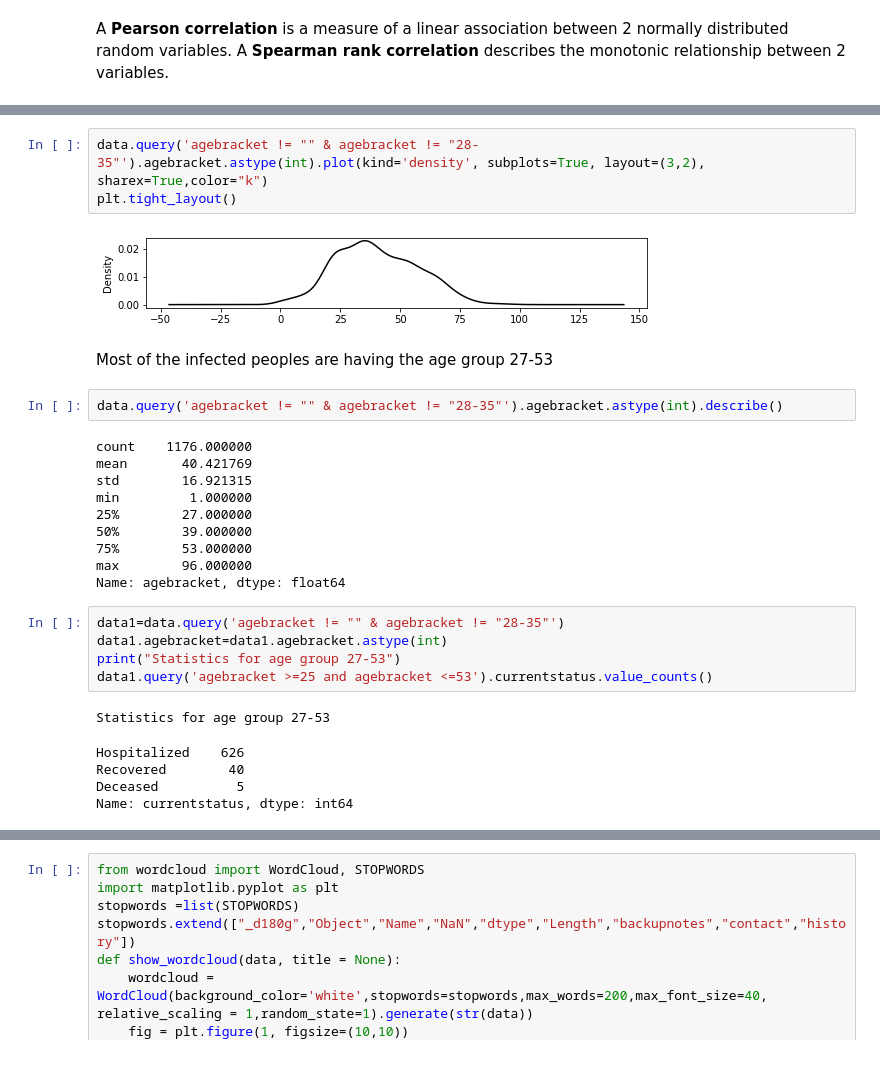
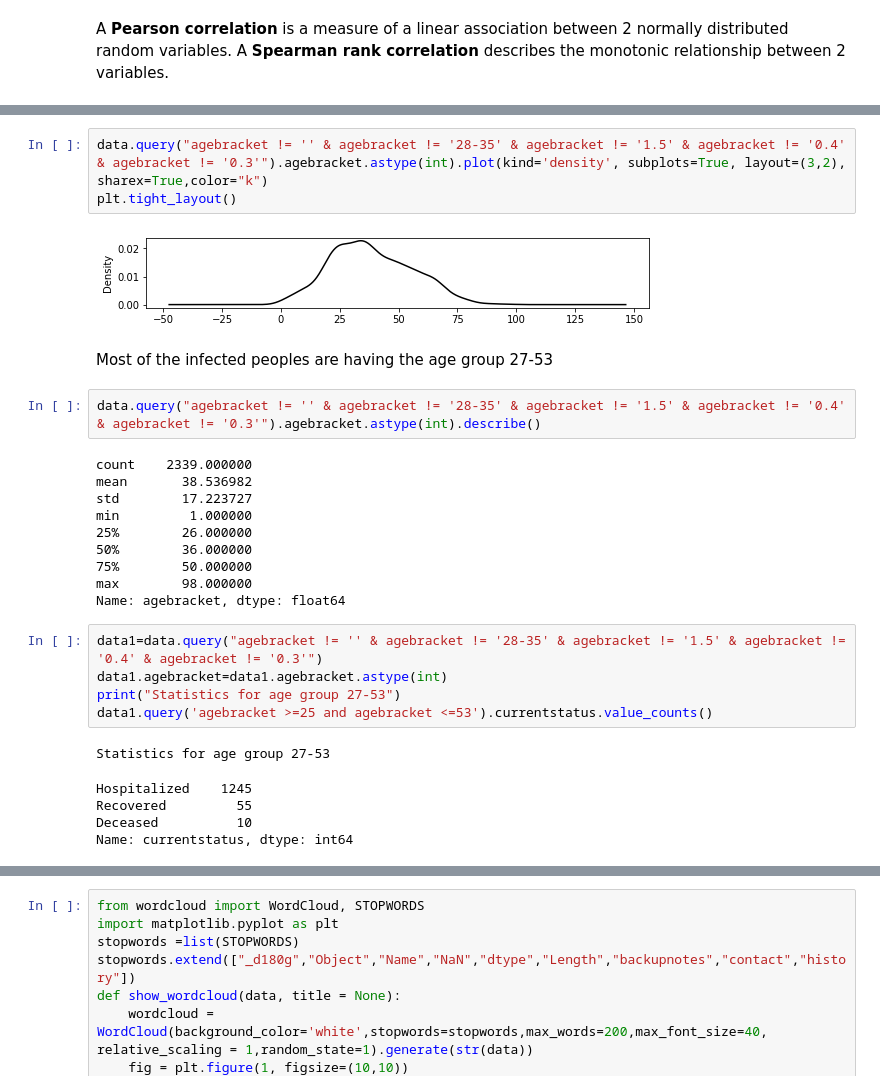
Before and after one commit to ashishcssom/Covid19-data-analysis-on-Indian-dataset, a Jupyter notebook: Covid19 data analysis.ipynb, the cells around one changed output, grey strips where cells are left out. Saved outputs shown, nothing was run; the diff lists cells and outputs as text.

```diff
--- a/Covid19 data analysis.ipynb
+++ b/Covid19 data analysis.ipynb
@@ -390,32 +412,32 @@ data
 # %%
-data.query('agebracket != "" & agebracket != "28-35"').agebracket.astype(int).plot(kind='density', subplots=True, layout=(3,2), sharex=True,color="k")
+data.query("agebracket != '' & agebracket != '28-35' & agebracket != '1.5' & agebracket != '0.4' & agebracket != '0.3'").agebracket.astype(int).plot(kind='density', subplots=True, layout=(3,2), sharex=True,color="k")
 plt.tight_layout()
 # %% [output]
-[figure, old version]
+[figure, new version]
 # %% [markdown]
 Most of the infected peoples are having the age group 27-53
 # %%
-data.query('agebracket != "" & agebracket != "28-35"').agebracket.astype(int).describe()
+data.query("agebracket != '' & agebracket != '28-35' & agebracket != '1.5' & agebracket != '0.4' & agebracket != '0.3'").agebracket.astype(int).describe()
 # %% [output]
-count    1176.000000
-mean       40.421769
-std        16.921315
+count    2339.000000
+mean       38.536982
+std        17.223727
 min         1.000000
-25%        27.000000
-50%        39.000000
-75%        53.000000
-max        96.000000
+25%        26.000000
+50%        36.000000
+75%        50.000000
+max        98.000000
 Name: agebracket, dtype: float64
 # %%
-data1=data.query('agebracket != "" & agebracket != "28-35"')
+data1=data.query("agebracket != '' & agebracket != '28-35' & agebracket != '1.5' & agebracket != '0.4' & agebracket != '0.3'")
 data1.agebracket=data1.agebracket.astype(int)
 print("Statistics for age group 27-53")
 data1.query('agebracket >=25 and agebracket <=53').currentstatus.value_counts()
 # %% [output]
 Statistics for age group 27-53
-Hospitalized    626
-Recovered        40
-Deceased          5
+Hospitalized    1245
+Recovered         55
+Deceased          10
 Name: currentstatus, dtype: int64
 # %%
 print("Statistics for age less than 27")
```
Also changed, not shown: parts of 30 cells of this notebook, 5 other files.
